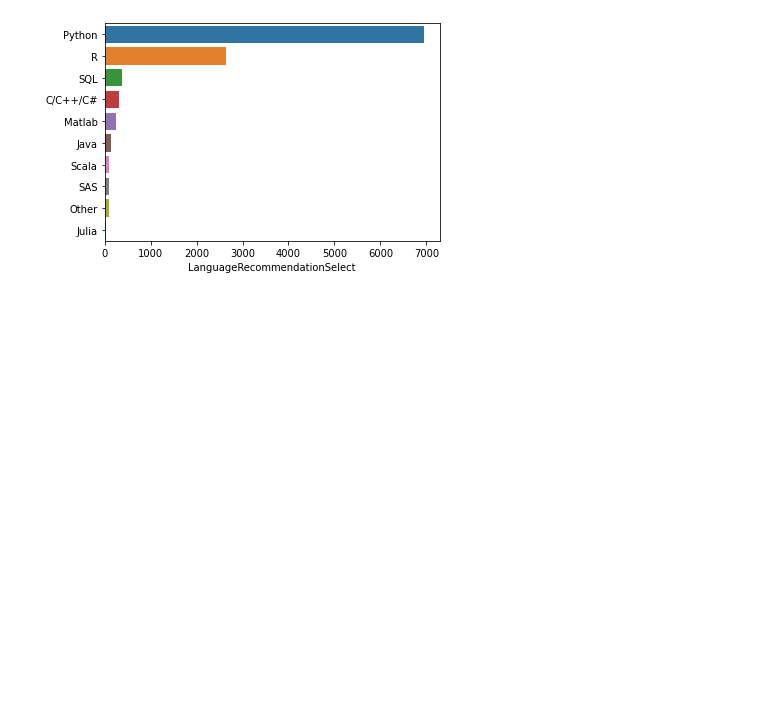
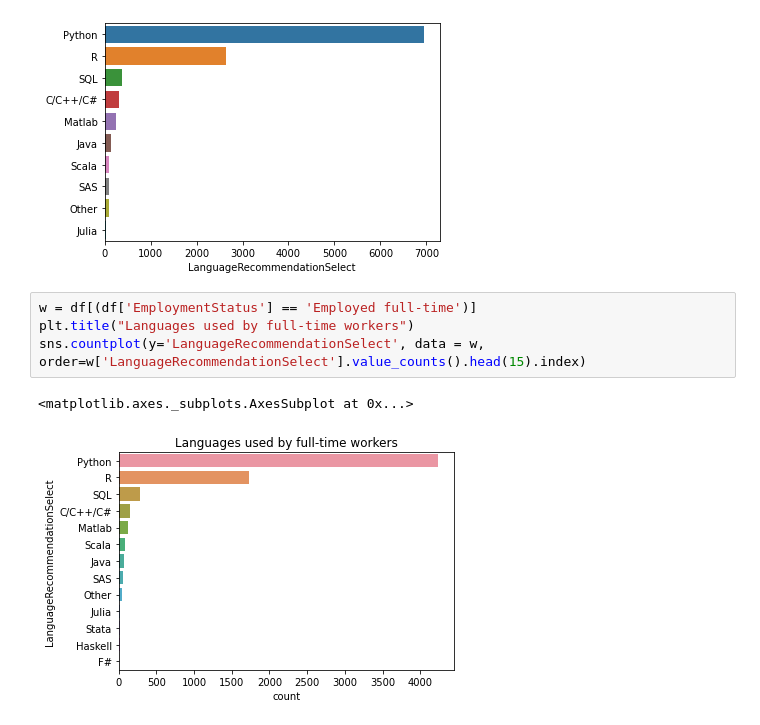
Before and after one commit to rlska105/Kaggle_Competition, a Jupyter notebook: Kaggle_survey_2017.ipynb, the cells around one changed output. Drawn from its saved outputs; the diff is of its cells as text; blank space fills up the shorter version.

```diff
--- a/Kaggle_survey_2017.ipynb
+++ b/Kaggle_survey_2017.ipynb
@@ -14,3 +14,10 @@ sns.barplot(y=s.index, x=s)
 # %% [output]
 <matplotlib.axes._subplots.AxesSubplot at 0x...>
 [figure]
+# %%
+w = df[(df['EmploymentStatus'] == 'Employed full-time')]
+plt.title("Languages used by full-time workers")
+sns.countplot(y='LanguageRecommendationSelect', data = w, order=w['LanguageRecommendationSelect'].value_counts().head(15).index)
+# %% [output]
+<matplotlib.axes._subplots.AxesSubplot at 0x...>
+[figure, added]
```
Also changed, not shown: parts of 4 cells of this notebook.
